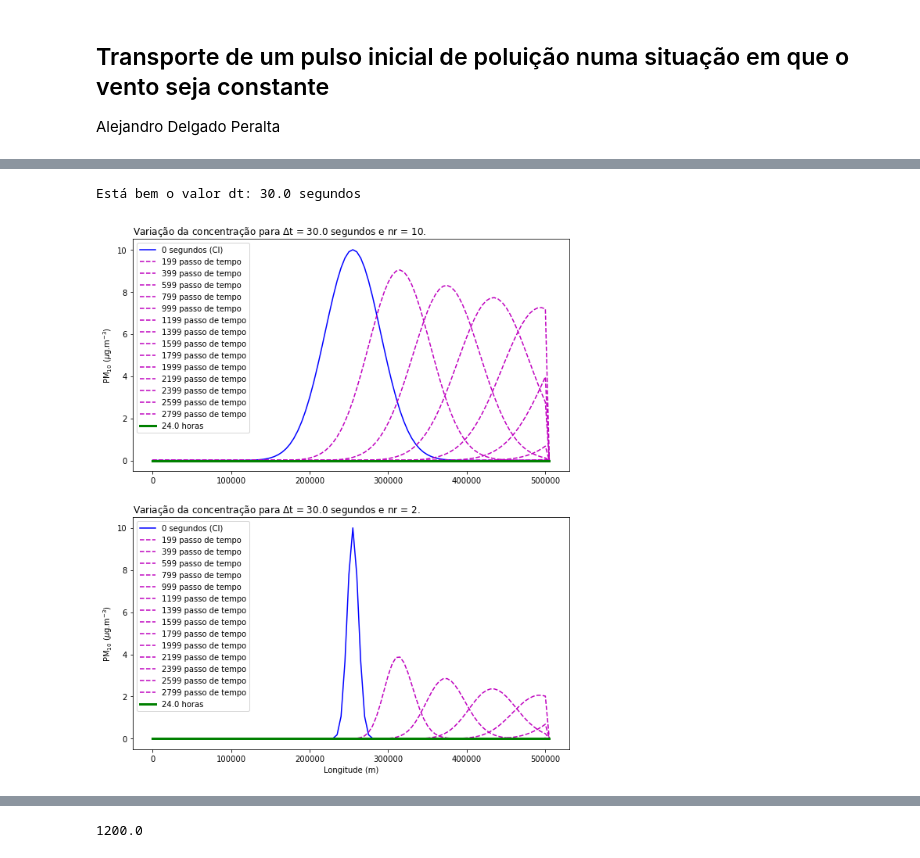
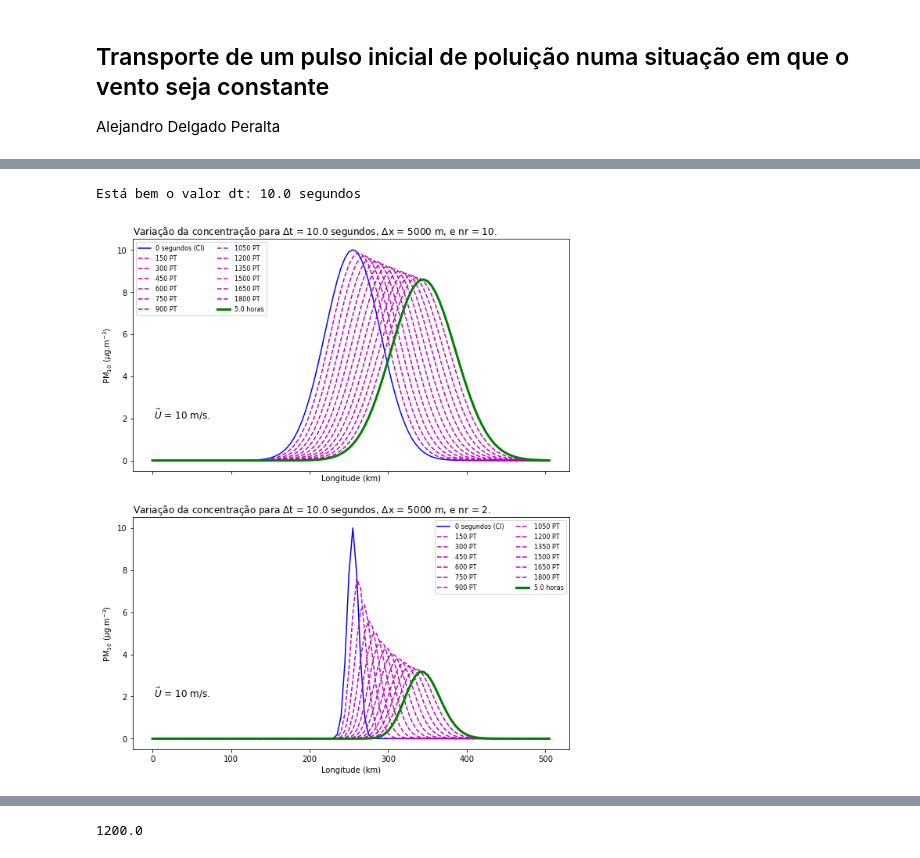
Before and after one commit to adelgadop/Modelagem, a Jupyter notebook: Exercicio_1/Advection.ipynb, the cells around one changed output, grey strips where cells are left out. Saved outputs shown, nothing was run; the diff lists cells and outputs as text; code cells hidden in the pictures.

```diff
--- a/Exercicio_1/Advection.ipynb
+++ b/Exercicio_1/Advection.ipynb
@@ -24,74 +25,68 @@ $$
 U*\frac{\Delta t}{\Delta x} < 1
 $$
 # %%
-# Condições
+# Condições do exercicío 1
 # ------------------------------------------------------
-Nx     = 101            # total points
-dx     = 5000           # meters
-Tempo  = 24*3600        # seconds
-dt     = 6*dx/1000      # time lapse, WRF-Chem criteria CFL
-Nt     = int(Tempo/dt)  # time steps, assuming by me
-U_wind = 10             # m/s as wind speed
-Co     = 10             # ug/m3 PM10
+Nx     = 101            # pontos totais da malha 1D
+dx     = 5000           # espaçamento uniforme
+Tempo  = 5*3600        # tempo total em segundos
+dt     = 2*dx/1000      # passo de tempo , 6*dx/1000 baseado na recomendação WRF-Chem
+Nt     = int(Tempo/dt)  # número de passos de tempo
+U_wind = +10             # vento zonal m/s
+Co     = 10             # ug/m3 em PM10
 
 if U_wind*dt/dx <1:
     print(f"Está bem o valor dt: {dt} segundos")
 else:
     print("Hey, melhor mudar por outro valor dt mais baixo")
 
 # Condiçõa inicial
 # ------------------------------------------------------
 ## Espaço
 x = np.linspace(0,Nx*dx,Nx+1)
 
-# Concentração
+# Concentração com variação Gaussiana
 def Conc(i,nr):
     """
     i:  index
     nr: número de pontos a partir do centro da gaussiana
     """
     Conc = Co*np.exp(-(i*dx-51*dx)**2/(nr*dx)**2)
     return Conc
 
-## Valores de concentração para nr
-C = np.zeros(Nx+1)    # para nr = 10
-D = C.copy()          # para nr = 2
+C = np.zeros(Nx+1)
+CI = np.zeros(Nx+1)
 
-for i in range(1,Nx+1):
-    # Geramos a função Gaussiana
-    C[i] = Conc(i, nr = 10)
-    D[i] = Conc(i, nr = 2)
+# Variação com respeito ao tempo
+# -------------------------------------------------------
+# Make a plot
+fig, axes = plt.subplots(2,1, figsize=[10,12], sharex = True)
 
-# Make a plot
-fig, ax = plt.subplots(2,1, figsize=[10,12])
+for ax, nr in zip(axes.flatten(), [10, 2]):
+    for i in range (0, Nx + 1):
+        C[i] = Conc(i, nr)
+        CI[i] = Conc(i, 10)
 
-# Numeric solution using euler aproximation as first order
-for n in range(1, Nt+1):
-    if n == 1:
-        ax[0].plot(x,C, label=f"{n-1} segundos (CI)", color='b')
-        ax[1].plot(x,D, label=f"{n-1} segundos (CI)", color='b')
+    # Numeric solution using euler aproximation as first order
+    for n in range (1, Nt + 1):
+        if n == 1:
+            ax.plot(x/1000, C, label = f"{n-1} segundos (CI)", color='b')
+        if n % 150 == 0:
+            ax.plot(x/1000,C, label=f"{(n)} PT", color='m',linestyle='dashed')
 
-    if n % 200 == 0:
-        ax[0].plot(x,C, label=f"{(n-1)} passo de tempo", color='m',linestyle='dashed')
-        ax[1].plot(x,D, label=f"{(n-1)} passo de tempo", color='m',linestyle='dashed')
+        cn = C.copy()  # para os proximos tempos
 
-    cn = C.copy()
-    dn = D.copy()
+        for i in range(1,Nx):
+            # depende do termo vento e nr para que fique inestável, U é positivo
+            C[i] = cn[i] - U_wind*dt/(2*dx)*(cn[i]- cn[i-1])
 
-    for i in range(1,Nx):
-        C[i] = cn[i] - U_wind*dt/dx*(cn[i]- cn[i-1])  # revisar y verlo a mano
-        D[i] = dn[i] - U_wind*dt/dx*(dn[i]- dn[i-1])  # revisar y verlo a mano
 
-ax[0].plot(x, C, label=f"{(n*dt)/3600} horas", color='g', lw=3)
-ax[1].plot(x, D, label=f"{(n*dt)/3600} horas", color='g', lw=3)
-ax[0].set_ylabel("PM$_{10}$ ($\mu$g.m$^{-3}$)")
-ax[1].set_ylabel("PM$_{10}$ ($\mu$g.m$^{-3}$)")
-ax[1].set_xlabel("Longitude (m)")
-ax[0].set_title("Variação da concentração"+f" para $\Delta$t = {dt} segundos e nr = 10.", loc='left')
-ax[1].set_title("Variação da concentração"+f" para $\Delta$t = {dt} segundos e nr = 2.", loc='left')
-ax[0].legend()
-ax[1].legend()
-plt.show()
+    ax.plot(x/1000, C, label=f"{(n*dt)/3600} horas", color='g', lw=3)
+    ax.set_ylabel("PM$_{10}$ ($\mu$g.m$^{-3}$)")
+    ax.set_xlabel("Longitude (km)")
+    ax.text(2,2, r"$\vec U$ = "+ f"{U_wind} m/s.", fontsize=12)
+    ax.set_title("Variação da concentração"+f" para $\Delta$t = {dt} segundos, $\Delta$x = {dx} m, e nr = {nr}.", loc='left')
+    ax.legend(fontsize=8, ncol=2)
 # %% [output]
-Está bem o valor dt: 30.0 segundos
+Está bem o valor dt: 10.0 segundos
-[figure, old version]
+[figure, new version]
```
Also changed, not shown: parts of 4 cells of this notebook.
